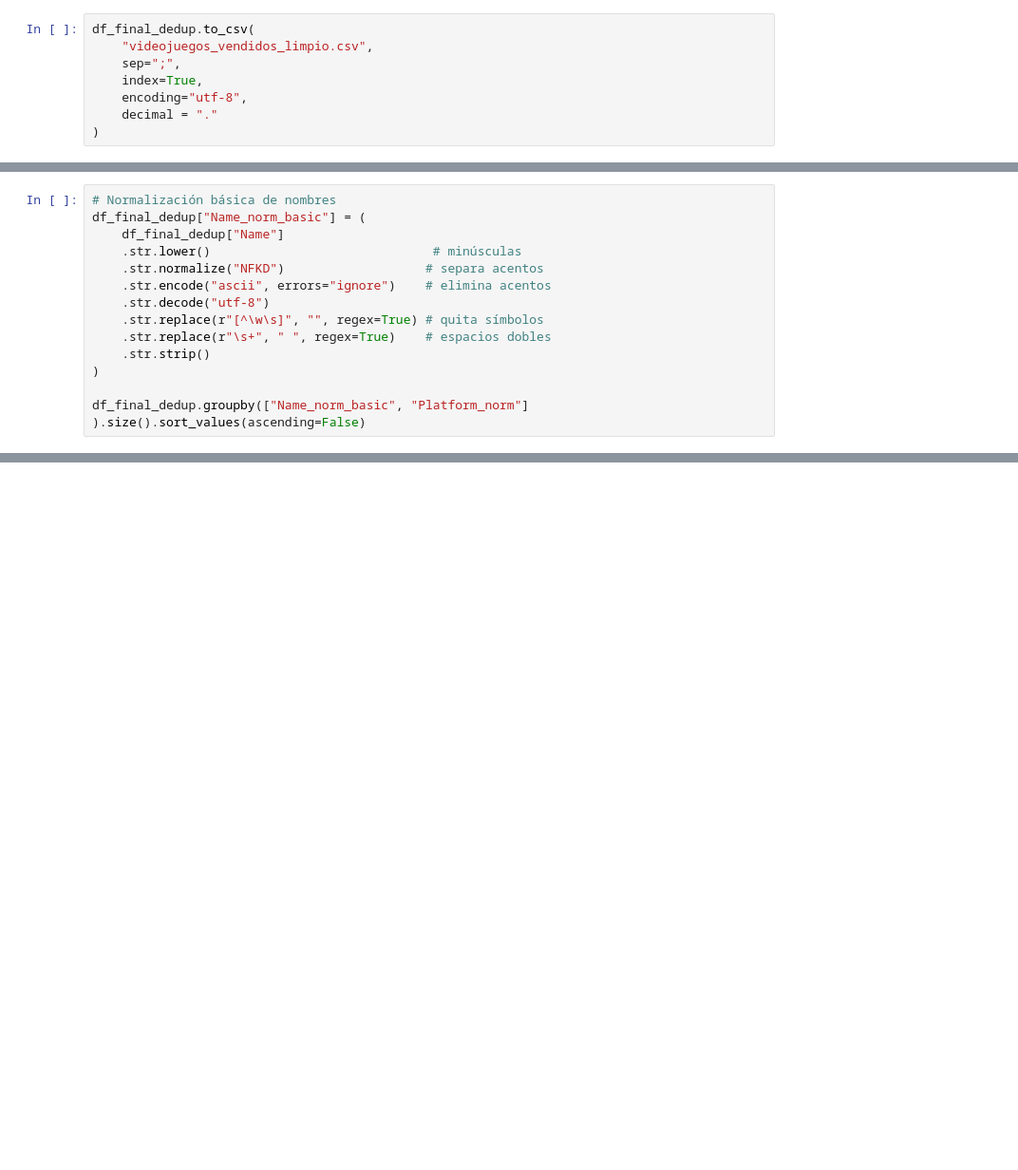
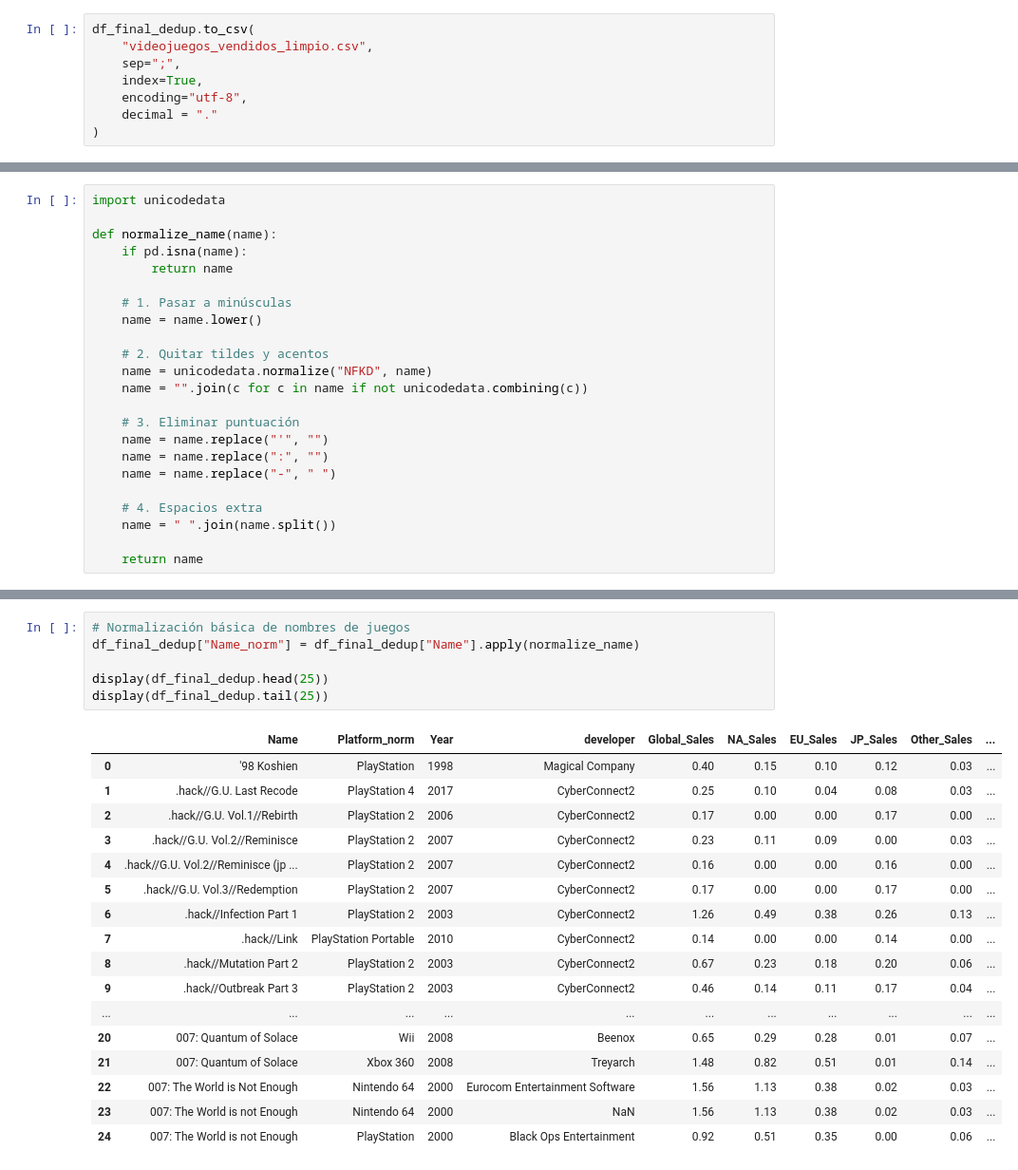
Before and after one commit to JPG250493/EDA_Guerra_de_consolas, a Jupyter notebook: notebooks/ProcesamientoDatos.ipynb, the cells around one changed output, grey strips where cells are left out. Shown at 95% size. Drawn from its saved outputs; the diff is of its cells as text; blank space fills up the shorter version.

```diff
--- a/notebooks/ProcesamientoDatos.ipynb
+++ b/notebooks/ProcesamientoDatos.ipynb
@@ -1483,15 +1484,23 @@ normalización de nombres regionales
 # %%
-# Normalización básica de nombres
-df_final_dedup["Name_norm_basic"] = (
-    df_final_dedup["Name"]
-    .str.lower()                              # minúsculas
-    .str.normalize("NFKD")                   # separa acentos
-    .str.encode("ascii", errors="ignore")    # elimina acentos
-    .str.decode("utf-8")
-    .str.replace(r"[^\w\s]", "", regex=True) # quita símbolos
-    .str.replace(r"\s+", " ", regex=True)    # espacios dobles
-    .str.strip()
-)
+import unicodedata
 
-df_final_dedup.groupby(["Name_norm_basic", "Platform_norm"]
-).size().sort_values(ascending=False)
+def normalize_name(name):
+    if pd.isna(name):
+        return name
+
+    # 1. Pasar a minúsculas
+    name = name.lower()
+
+    # 2. Quitar tildes y acentos
+    name = unicodedata.normalize("NFKD", name)
+    name = "".join(c for c in name if not unicodedata.combining(c))
+
+    # 3. Eliminar puntuación
+    name = name.replace("'", "")
+    name = name.replace(":", "")
+    name = name.replace("-", " ")
+
+    # 4. Espacios extra
+    name = " ".join(name.split())
+
+    return name
@@ -1534,0 +1507,24 @@ memory usage: 1.7+ MB
+# %%
+# Normalización básica de nombres de juegos
+df_final_dedup["Name_norm"] = df_final_dedup["Name"].apply(normalize_name)
+
+display(df_final_dedup.head(25))
+display(df_final_dedup.tail(25))
+# %% [output]
+|  | Name | Platform_norm | Year | developer | Global_Sales | NA_Sales | EU_Sales | JP_Sales | Other_Sales | ... |
+| 0 | '98 Koshien | PlayStation | 1998 | Magical Company | 0.40 | 0.15 | 0.10 | 0.12 | 0.03 | ... |
+| 1 | .hack//G.U. Last Recode | PlayStation 4 | 2017 | CyberConnect2 | 0.25 | 0.10 | 0.04 | 0.08 | 0.03 | ... |
+| 2 | .hack//G.U. Vol.1//Rebirth | PlayStation 2 | 2006 | CyberConnect2 | 0.17 | 0.00 | 0.00 | 0.17 | 0.00 | ... |
+| 3 | .hack//G.U. Vol.2//Reminisce | PlayStation 2 | 2007 | CyberConnect2 | 0.23 | 0.11 | 0.09 | 0.00 | 0.03 | ... |
+| 4 | .hack//G.U. Vol.2//Reminisce (jp ... | PlayStation 2 | 2007 | CyberConnect2 | 0.16 | 0.00 | 0.00 | 0.16 | 0.00 | ... |
+| 5 | .hack//G.U. Vol.3//Redemption | PlayStation 2 | 2007 | CyberConnect2 | 0.17 | 0.00 | 0.00 | 0.17 | 0.00 | ... |
+| 6 | .hack//Infection Part 1 | PlayStation 2 | 2003 | CyberConnect2 | 1.26 | 0.49 | 0.38 | 0.26 | 0.13 | ... |
+| 7 | .hack//Link | PlayStation Portable | 2010 | CyberConnect2 | 0.14 | 0.00 | 0.00 | 0.14 | 0.00 | ... |
+| 8 | .hack//Mutation Part 2 | PlayStation 2 | 2003 | CyberConnect2 | 0.67 | 0.23 | 0.18 | 0.20 | 0.06 | ... |
+| 9 | .hack//Outbreak Part 3 | PlayStation 2 | 2003 | CyberConnect2 | 0.46 | 0.14 | 0.11 | 0.17 | 0.04 | ... |
+| ... | ... | ... | ... | ... | ... | ... | ... | ... | ... | ... |
+| 20 | 007: Quantum of Solace | Wii | 2008 | Beenox | 0.65 | 0.29 | 0.28 | 0.01 | 0.07 | ... |
+| 21 | 007: Quantum of Solace | Xbox 360 | 2008 | Treyarch | 1.48 | 0.82 | 0.51 | 0.01 | 0.14 | ... |
+| 22 | 007: The World is Not Enough | Nintendo 64 | 2000 | Eurocom Entertainment Software | 1.56 | 1.13 | 0.38 | 0.02 | 0.03 | ... |
+| 23 | 007: The World is not Enough | Nintendo 64 | 2000 | NaN | 1.56 | 1.13 | 0.38 | 0.02 | 0.03 | ... |
+| 24 | 007: The World is not Enough | PlayStation | 2000 | Black Ops Entertainment | 0.92 | 0.51 | 0.35 | 0.00 | 0.06 | ... |
```
Also changed, not shown: parts of 32 cells of this notebook, 12 other files.
